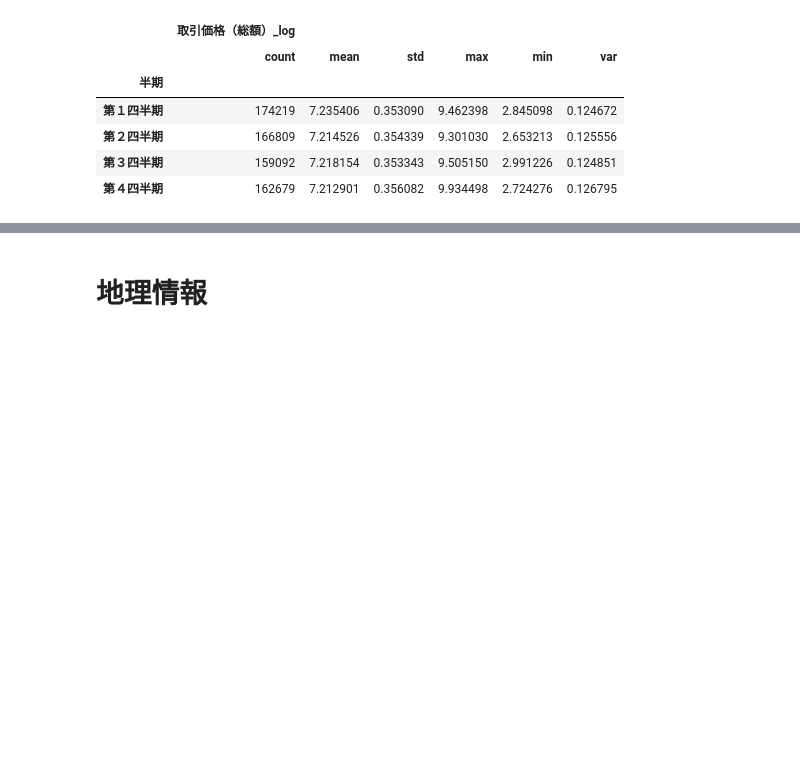
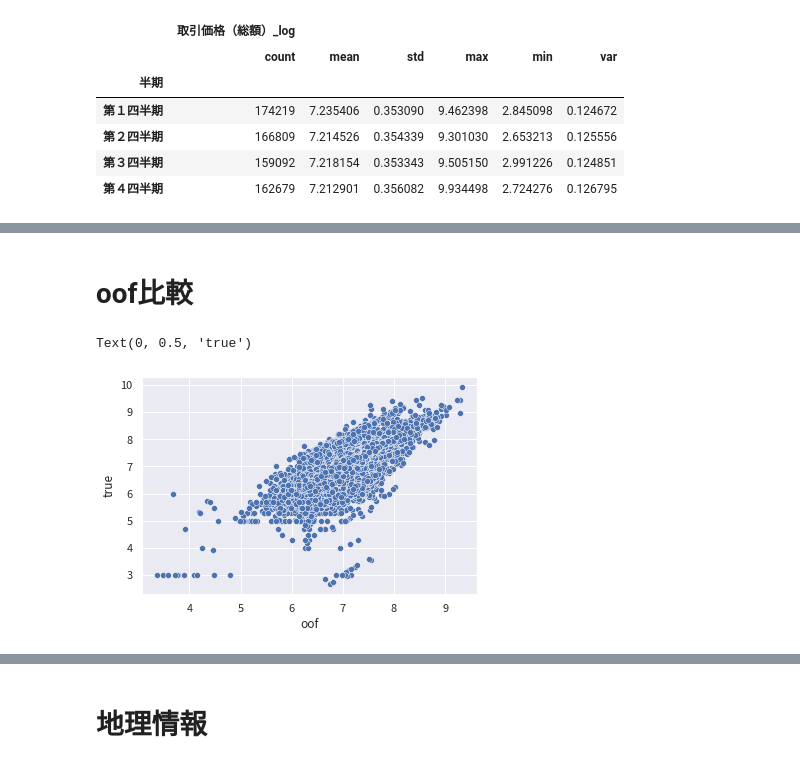
Before and after one commit to kfsky/2021-summer-second-hand-apartment-price-prediction, a Jupyter notebook: notebook/EDA.ipynb, the cells around one changed output, grey strips where cells are left out. Cells and saved outputs as stored; diff of their text form; code cells hidden in the pictures; blank space fills up the shorter version.

```diff
--- a/notebook/EDA.ipynb
+++ b/notebook/EDA.ipynb
@@ -674,0 +798,11 @@ train_df.groupby("半期").agg({"取引価格（総額）_log":["count","mean",
+# %% [markdown]
+# oof比較
+# %%
+exp055 = joblib.load("../output/exp055/preds/oof_PRICE.pkl")
+plt.figure()
+sns.scatterplot(y=train_df["取引価格（総額）_log"], x=exp055)
+plt.xlabel("oof")
+plt.ylabel("true")
+# %% [output]
+Text(0, 0.5, 'true')
+[figure, added]
```
Also changed, not shown: parts of 13 cells of this notebook, 1 other file.
